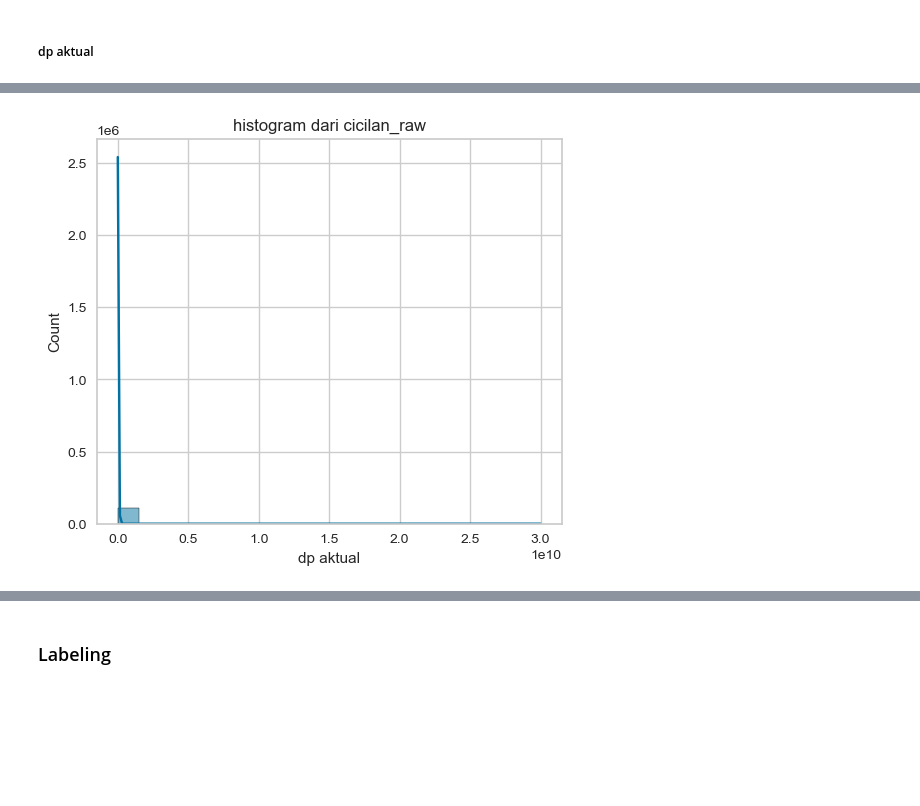
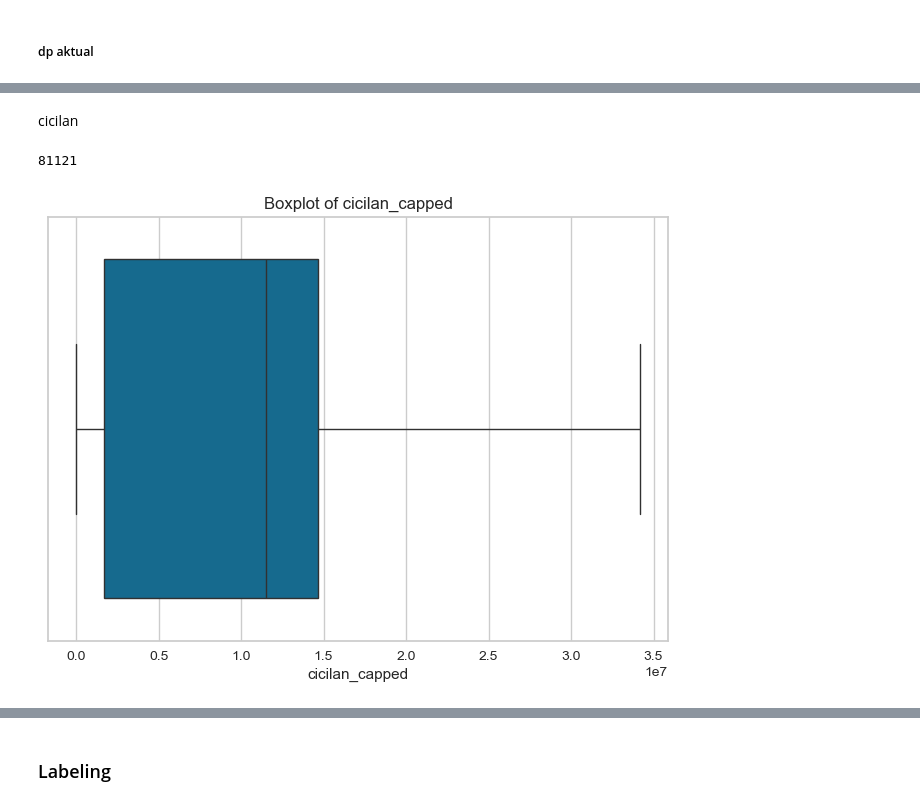
Before and after one commit to FauzanZF/UCSparc2026, a Jupyter notebook: fauzan969avere0.ipynb, the cells around one changed output, grey strips where cells are left out. Cells and saved outputs as stored; diff of their text form; code cells hidden in the pictures; blank space fills up the shorter version.

Commit message:
labeling

```diff
--- a/fauzan969avere0.ipynb
+++ b/fauzan969avere0.ipynb
@@ -450,7 +393,7 @@ Setelah cleaning, data siap dikonversi ke tipe data yang sesuai.
 # %%
 # String/Categorical columns
 cols_str = [
-    "Customer ID", "Kelurahan", "Kecamatan", "Kode POS", "Cash/Credit", "Kode Dealer", "Finance Company", "Tenor",
+    "Customer ID", "Kelurahan", "Kecamatan", "Kode POS", "Cash/Credit", "Kode Dealer", "Finance Company",
     "Gender", "Agama", "Pekerjaan", "warna", "dealer", "type series",
     "range dp", "wilayah", "9 segment", "kode motor",
     "Kode Kota-Provinsi"
@@ -458,7 +401,7 @@ cols_str = [
 
 # Numeric columns
 cols_num = [
-    "umur", "dp aktual", "cicilan", "OTR", "tahun rakit"
+    "umur", "Tenor", "dp aktual", "cicilan", "OTR", "tahun rakit"
 ]
 
 # Date columns
@@ -635,0 +578,4 @@ Name: count, dtype: Int64
+# %%
+#fixing tenor
+df_labeling['Tenor'] = df_labeling['Tenor'].drop(df_labeling[df_labeling['Tenor'].isin([4, 6])].index)
+print(df_labeling['Tenor'].value_counts())
@@ -655,9 +646,42 @@ Name: count, dtype: int64
+# %% [markdown]
+cicilan
+# %%
+print(df_labeling['dp aktual'].isna().sum())
+# %% [output]
+81121
+# %%
+#outlier handling (capping) DP aktual
+df_labeling['cicilan_raw'] = df_labeling['cicilan']
+
+df_dp = df_labeling[['cicilan']].dropna().copy()
+
+Q1 = df_dp['cicilan'].quantile(0.25)
+Q3 = df_dp['cicilan'].quantile(0.75)
+IQR = Q3 - Q1
+
+lower = Q1 - 1.5 * IQR
+upper = Q3 + 1.5 * IQR
+
+df_dp['cicilan_capped'] = df_dp['cicilan'].clip(lower, upper)
+
+df_labeling = df_labeling.merge(
+    df_dp[['cicilan_capped']],
+    left_index=True,
+    right_index=True,
+    how='left'
+)
+
+# ===============================
+# 5. (Opsional) drop kolom lama jika perlu
+    # ===============================
+    # df_labeling = df_labeling.drop(columns=['cicilan'])
+
+    # df_labeling = df_labeling.rename(columns={'cicilan_capped': 'cicilan'})
 # %%
-#plot dp aktual
+#boxplot
 
-plt.figure(figsize=(6,5))
-sns.histplot(df['dp aktual'],kde=True,bins=20)
-plt.title(f'histogram dari {col}')
+sns.boxplot(x='cicilan_capped', data=df_dp)
+plt.title('Boxplot of cicilan_capped')
 plt.show()
 # %% [output]
-[figure, old version]
+[figure, new version]
```
Also changed, not shown: parts of 50 cells of this notebook.
